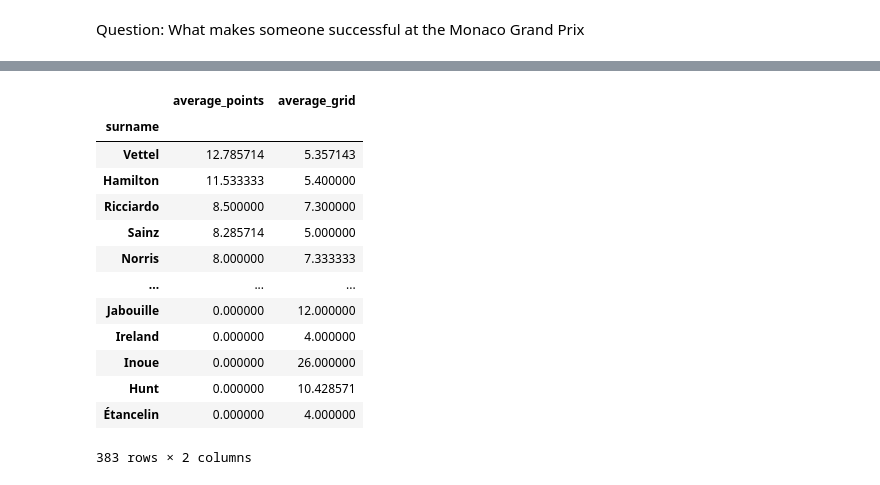
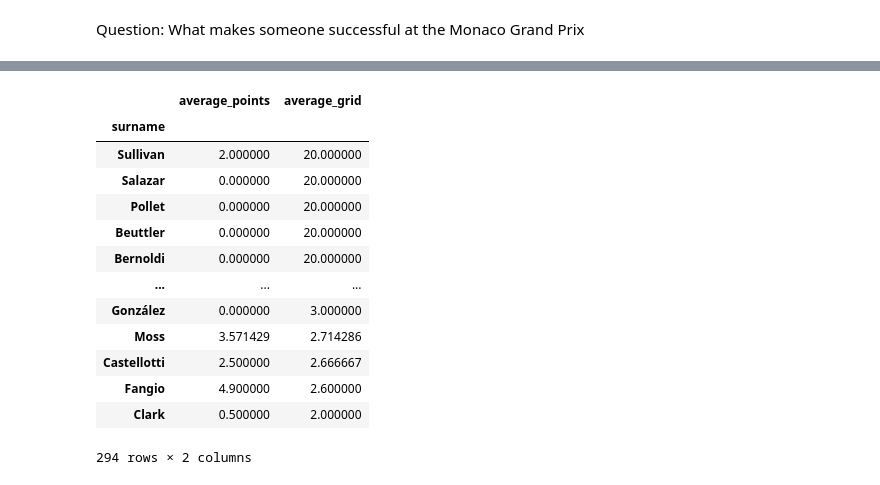
Before and after one commit to MannyBett/EmoryQTM151, a Jupyter notebook: Lecture 22/final_project/Final Project Notebook.ipynb, the cells around one changed output, grey strips where cells are left out. Saved outputs shown, nothing was run; the diff lists cells and outputs as text; code cells hidden in the pictures.

```diff
--- a/Lecture 22/final_project/Final Project Notebook.ipynb
+++ b/Lecture 22/final_project/Final Project Notebook.ipynb
@@ -42,30 +42,36 @@ FinalMerge.describe()
 | 50% | 12920.500000 | 514.000000 | 163.000000 | 25.000000 | 11.000000 | 12.000000 | 0.000000 | 52.000000 | 11.000000 | ... |
 | 75% | 19380.250000 | 784.000000 | 360.000000 | 58.000000 | 17.000000 | 18.000000 | 2.000000 | 66.000000 | 14.000000 | ... |
 | max | 25845.000000 | 1096.000000 | 856.000000 | 214.000000 | 34.000000 | 39.000000 | 50.000000 | 200.000000 | 141.000000 | ... |
-# %%
-FinalMerge=FinalMerge.sort_values(by=["surname","year"],ascending=True)
+# %%
+#To have the older years compatible to the present remove the grid
+#positions greater than 20 since now there are only 20 grid position
+FinalMerge=FinalMerge.sort_values(by=["surname","year"],
+                                  ascending=True)
+
+
+FinalMerge=FinalMerge.query("grid > 0 & grid <=20")
 # %%
 MonacoMerged=FinalMerge.query("name == 'Monaco Grand Prix'")
 # %%
 Monaco_agg1 = (MonacoMerged
                        .groupby(["surname"])
                        .agg(average_points = ('points','mean'),
                             average_grid=('grid','mean'))
-                       .sort_values("average_points",ascending=False))
+                       .sort_values("average_grid",ascending=False))
 
 display(Monaco_agg1)
 # %% [output]
 |  | average_points | average_grid |
 | surname |  |  |
-| Vettel | 12.785714 | 5.357143 |
-| Hamilton | 11.533333 | 5.400000 |
-| Ricciardo | 8.500000 | 7.300000 |
-| Sainz | 8.285714 | 5.000000 |
-| Norris | 8.000000 | 7.333333 |
+| Sullivan | 2.000000 | 20.000000 |
+| Salazar | 0.000000 | 20.000000 |
+| Pollet | 0.000000 | 20.000000 |
+| Beuttler | 0.000000 | 20.000000 |
+| Bernoldi | 0.000000 | 20.000000 |
 | ... | ... | ... |
-| Jabouille | 0.000000 | 12.000000 |
-| Ireland | 0.000000 | 4.000000 |
-| Inoue | 0.000000 | 26.000000 |
-| Hunt | 0.000000 | 10.428571 |
-| Étancelin | 0.000000 | 4.000000 |
+| González | 0.000000 | 3.000000 |
+| Moss | 3.571429 | 2.714286 |
+| Castellotti | 2.500000 | 2.666667 |
+| Fangio | 4.900000 | 2.600000 |
+| Clark | 0.500000 | 2.000000 |
-383 rows × 2 columns
+294 rows × 2 columns
```
Also changed, not shown: parts of 9 cells of this notebook, 2 other files.
